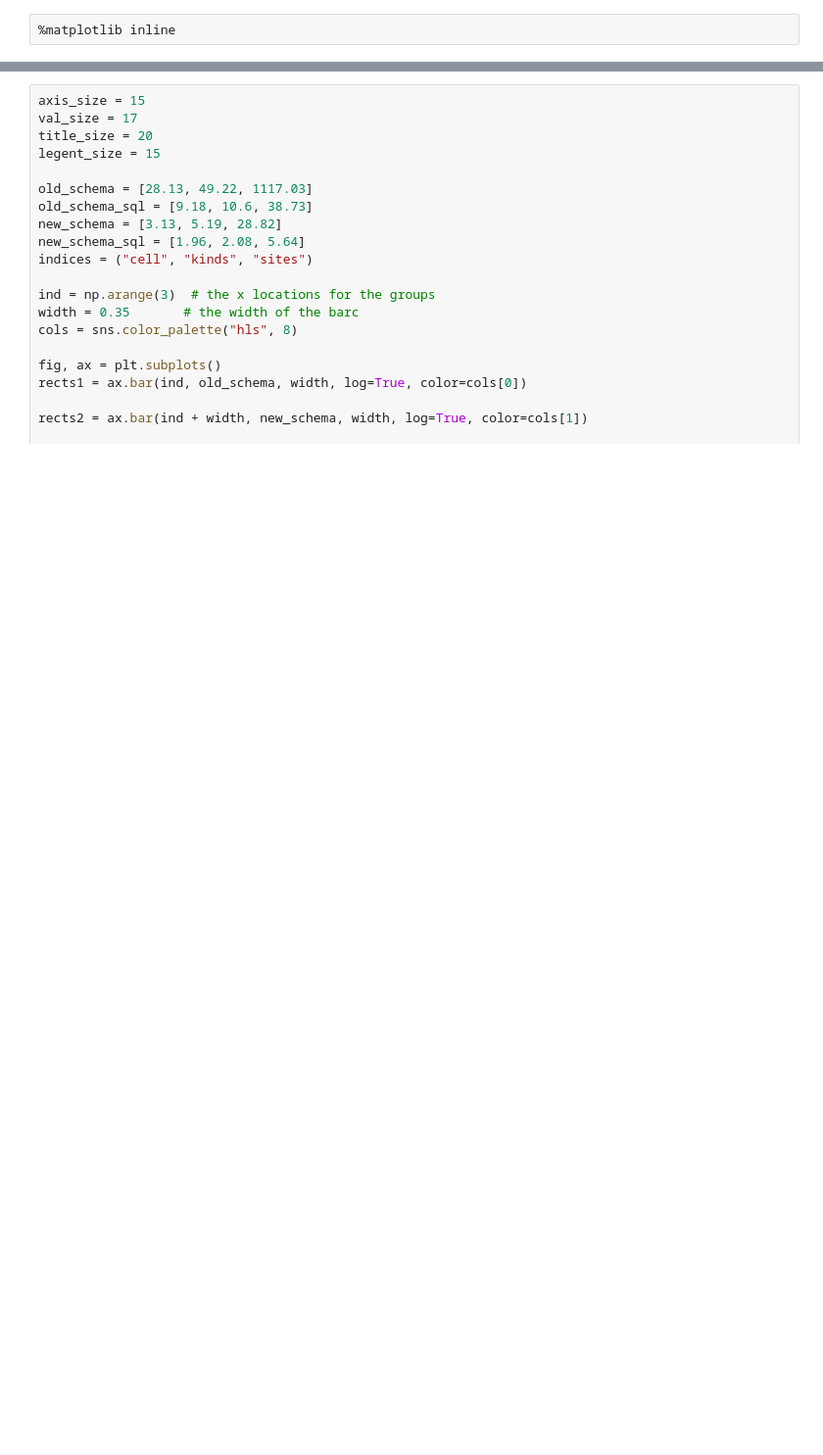
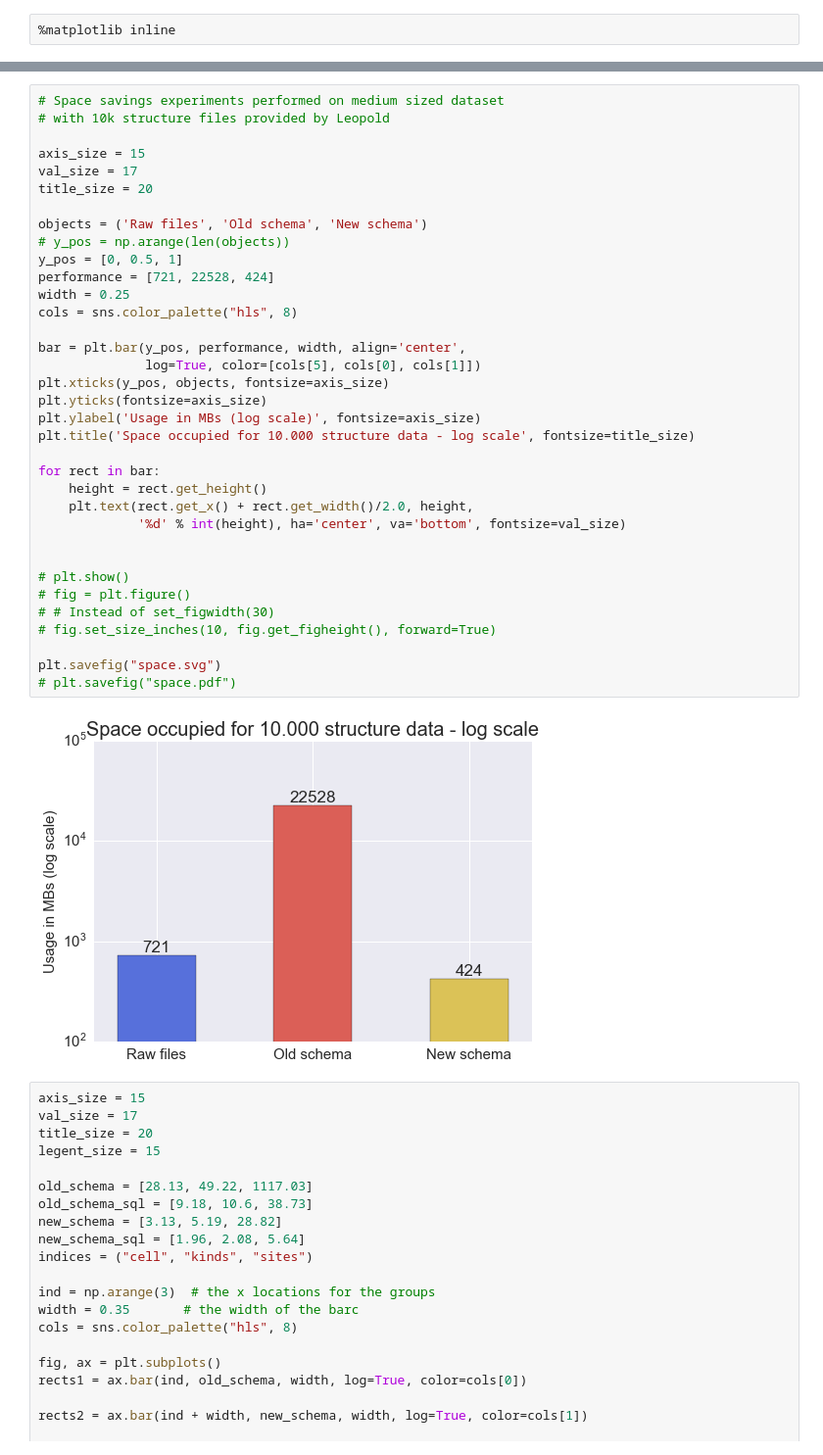
Before and after one commit to szoupanos/aiida_experiments, a Jupyter notebook: graphs/graphs.ipynb, the cells around one changed output, grey strips where cells are left out. Shown at 98% size. Drawn from its saved outputs; the diff is of its cells as text; blank space fills up the shorter version.

```diff
--- a/graphs/graphs.ipynb
+++ b/graphs/graphs.ipynb
@@ -37,3 +43,40 @@ plt.savefig("space.svg")
+# %%
+# Space savings experiments performed on medium sized dataset
+# with 10k structure files provided by Leopold
+
+axis_size = 15
+val_size = 17
+title_size = 20
+
+objects = ('Raw files', 'Old schema', 'New schema')
+# y_pos = np.arange(len(objects))
+y_pos = [0, 0.5, 1]
+performance = [721, 22528, 424]
+width = 0.25
+cols = sns.color_palette("hls", 8)
+
+bar = plt.bar(y_pos, performance, width, align='center',
+              log=True, color=[cols[5], cols[0], cols[1]])
+plt.xticks(y_pos, objects, fontsize=axis_size)
+plt.yticks(fontsize=axis_size)
+plt.ylabel('Usage in MBs (log scale)', fontsize=axis_size)
+plt.title('Space occupied for 10.000 structure data - log scale', fontsize=title_size)
+
+for rect in bar:
+    height = rect.get_height()
+    plt.text(rect.get_x() + rect.get_width()/2.0, height,
+             '%d' % int(height), ha='center', va='bottom', fontsize=val_size)
+
+
+# plt.show()
+# fig = plt.figure()
+# # Instead of set_figwidth(30)
+# fig.set_size_inches(10, fig.get_figheight(), forward=True)
+
+plt.savefig("space.svg")
+# plt.savefig("space.pdf")
+# %% [output]
+[figure, added]
 # %%
 axis_size = 15
 val_size = 17
```
Also changed, not shown: parts of 2 cells of this notebook, 1 other file.
